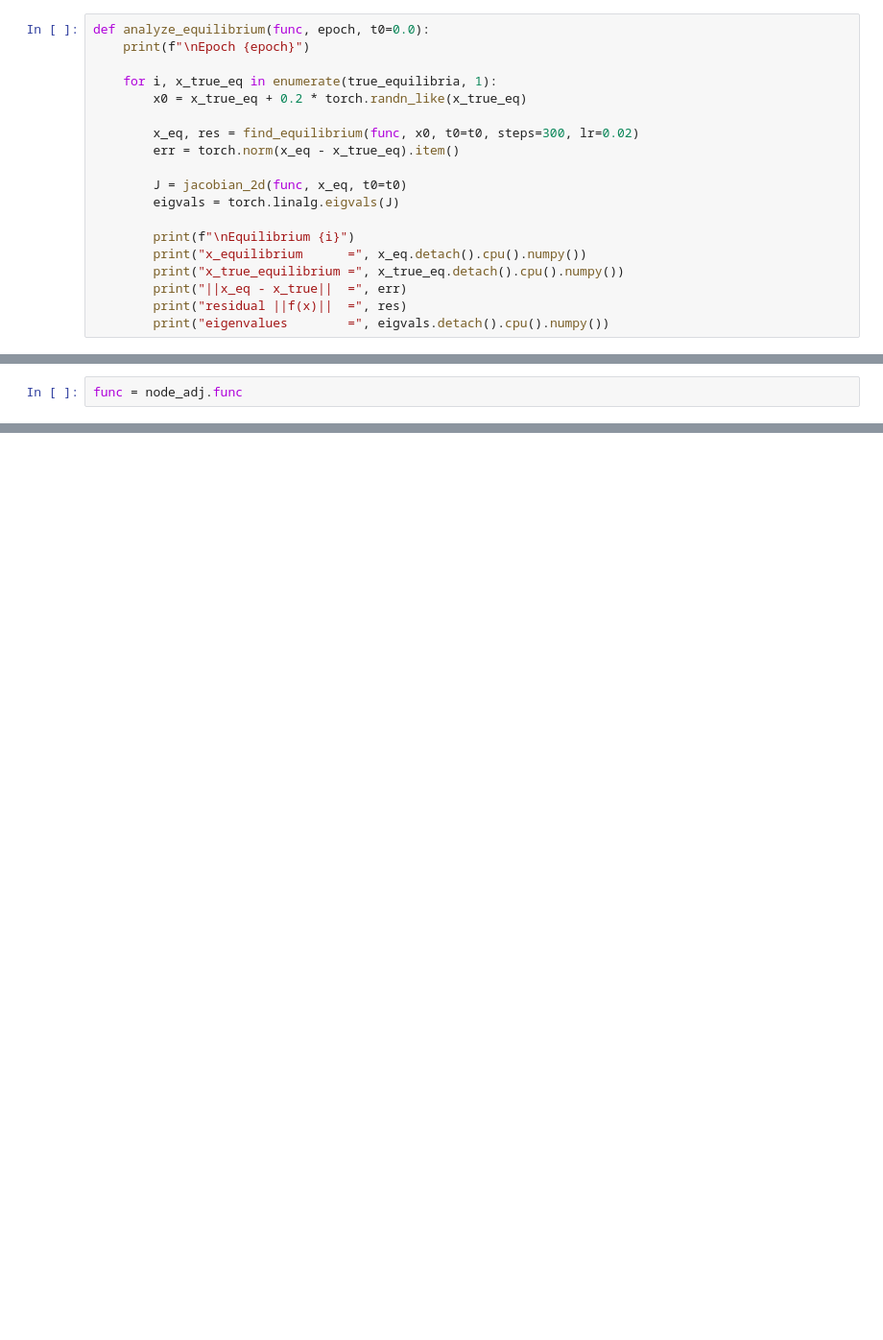
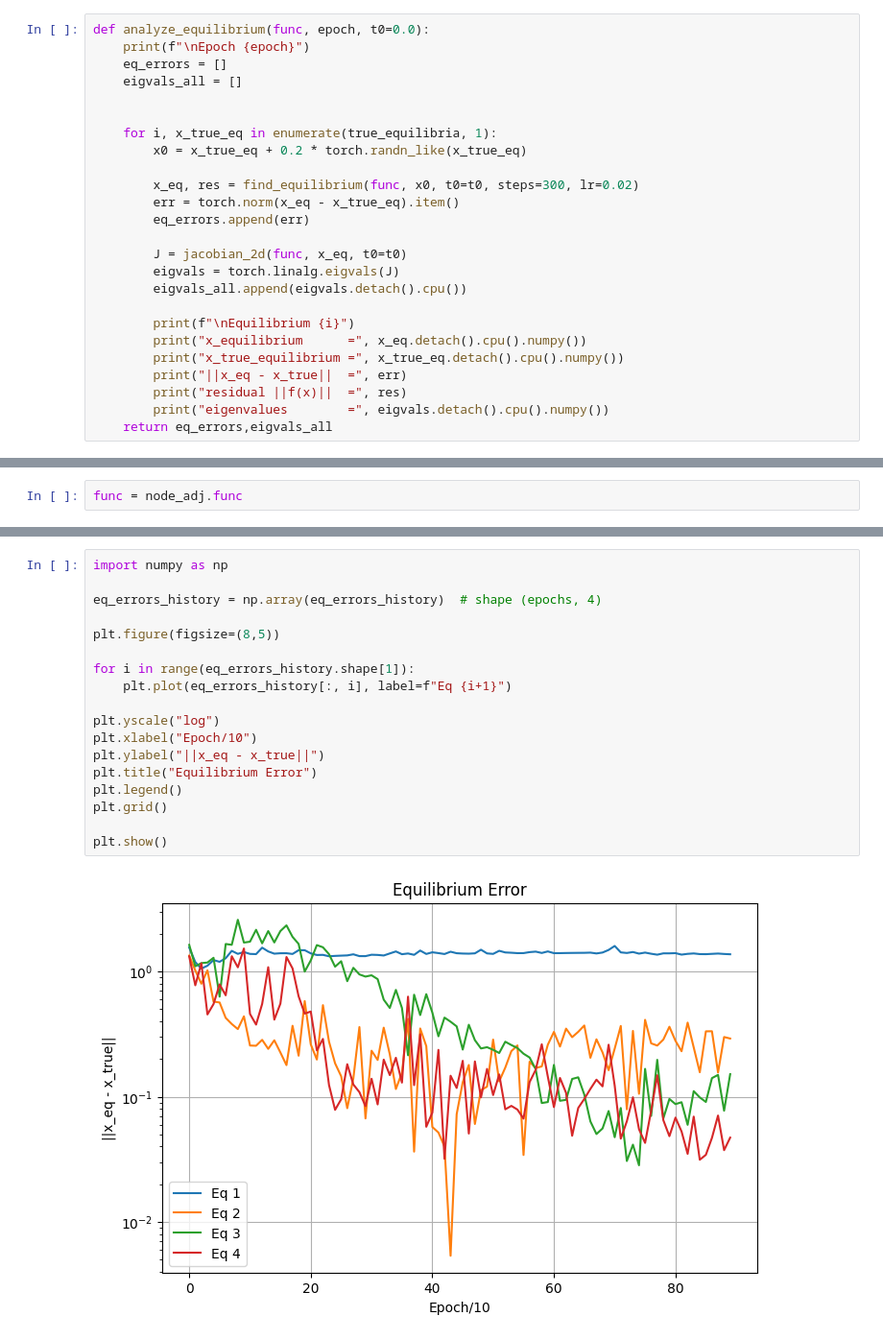
Before and after one commit to xsokolovae1/neural-odes-near-equilibria, a Jupyter notebook: TRAIN_ODES/rabbits_sheep/rabbitsheep.ipynb, the cells around one changed output, grey strips where cells are left out. Shown at 96% size. Drawn from its saved outputs; the diff is of its cells as text; blank space fills up the shorter version.

```diff
--- a/TRAIN_ODES/rabbits_sheep/rabbitsheep.ipynb
+++ b/TRAIN_ODES/rabbits_sheep/rabbitsheep.ipynb
@@ -186,15 +258,20 @@ def find_equilibrium(func, x0, t0=0.0, steps=300, lr=0.02):
 # %%
 def analyze_equilibrium(func, epoch, t0=0.0):
     print(f"\nEpoch {epoch}")
+    eq_errors = []
+    eigvals_all = []
+
 
     for i, x_true_eq in enumerate(true_equilibria, 1):
         x0 = x_true_eq + 0.2 * torch.randn_like(x_true_eq)
 
         x_eq, res = find_equilibrium(func, x0, t0=t0, steps=300, lr=0.02)
         err = torch.norm(x_eq - x_true_eq).item()
+        eq_errors.append(err)
 
         J = jacobian_2d(func, x_eq, t0=t0)
         eigvals = torch.linalg.eigvals(J)
+        eigvals_all.append(eigvals.detach().cpu())
 
         print(f"\nEquilibrium {i}")
         print("x_equilibrium      =", x_eq.detach().cpu().numpy())
@@ -202,4 +279,5 @@ def analyze_equilibrium(func, epoch, t0=0.0):
         print("||x_eq - x_true||  =", err)
         print("residual ||f(x)||  =", res)
         print("eigenvalues        =", eigvals.detach().cpu().numpy())
+    return eq_errors,eigvals_all
 # %%
@@ -309,0 +386,20 @@ torch.save({
+# %%
+import numpy as np
+
+eq_errors_history = np.array(eq_errors_history)  # shape (epochs, 4)
+
+plt.figure(figsize=(8,5))
+
+for i in range(eq_errors_history.shape[1]):
+    plt.plot(eq_errors_history[:, i], label=f"Eq {i+1}")
+
+plt.yscale("log")
+plt.xlabel("Epoch/10")
+plt.ylabel("||x_eq - x_true||")
+plt.title("Equilibrium Error")
+plt.legend()
+plt.grid()
+
+plt.show()
+# %% [output]
+[figure, added]
```
Also changed, not shown: parts of 12 cells of this notebook, 10 other files.
